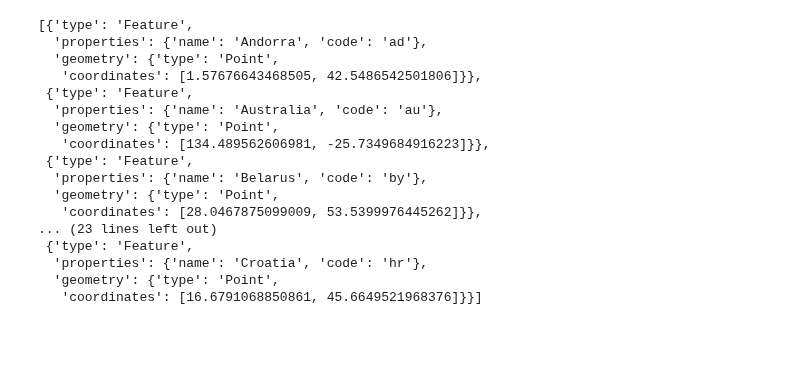
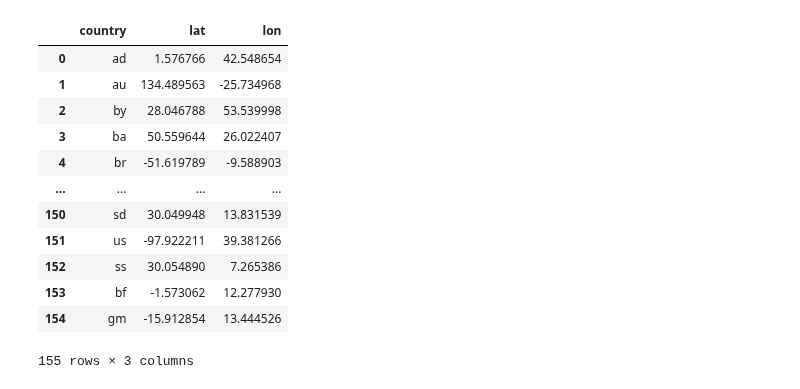
Before and after one commit to jstet/Basel_Convention_Scraper, a Jupyter notebook: data_processing/geocoding.ipynb, the cells around one changed output. Cells and saved outputs as stored; diff of their text form; code cells hidden in the pictures; blank space fills up the shorter version.

```diff
--- a/data_processing/geocoding.ipynb
+++ b/data_processing/geocoding.ipynb
@@ -8,4 +8,6 @@ from geojson import FeatureCollection, dump
 # %%
 load_dotenv()
 TOKEN=os.getenv("MAPBOX_TOKEN")
-countries = list(pd.read_csv("../output/processed/clean.csv").country.unique())
+df = pd.read_csv("../output/processed/clean.csv")
+origins = list(df.origin.unique())
+destinations = list(df.destination.unique())
@@ -32,7 +14,14 @@ countries
+# %%
+in_first = set(origins)
+in_second = set(destinations)
+in_second_but_not_in_first = in_second - in_first
+countries = origins + list(in_second_but_not_in_first)
+# %%
+df = pd.DataFrame({"country":countries})
 # %%
 headers = {'Accept': 'application/json'}
 lst = []
-for i in countries[0:10]:
+for i in countries:
     obj = {}
     obj["type"]="Feature"
     obj["properties"]={"name": pycountry.countries.get(alpha_2=i).name}
@@ -40,26 +29,27 @@ for i in countries[0:10]:
     r = requests.get(url)
     jason = r.json()
     obj["properties"]["code"] = i.lower()
-    obj["geometry"] = {"type":"Point", "coordinates": jason["features"][0]["center"]}
+    coords = jason["features"][0]["center"]
+    obj["geometry"] = {"type":"Point", "coordinates": coords}
     lst.append(obj)
+    df.loc[df["country"] == i, "lat"]=coords[0]
+    df.loc[df["country"] == i, "lon"]=coords[1]
-# %% [output]
-[{'type': 'Feature',
-  'properties': {'name': 'Andorra', 'code': 'ad'},
-  'geometry': {'type': 'Point',
-   'coordinates': [1.57676643468505, 42.5486542501806]}},
- {'type': 'Feature',
-  'properties': {'name': 'Australia', 'code': 'au'},
-  'geometry': {'type': 'Point',
-   'coordinates': [134.489562606981, -25.7349684916223]}},
- {'type': 'Feature',
-  'properties': {'name': 'Belarus', 'code': 'by'},
-  'geometry': {'type': 'Point',
-   'coordinates': [28.0467875099009, 53.5399976445262]}},
-... (23 lines left out)
- {'type': 'Feature',
-  'properties': {'name': 'Croatia', 'code': 'hr'},
-  'geometry': {'type': 'Point',
-   'coordinates': [16.6791068850861, 45.6649521968376]}}]
 # %%
 with open('../output/processed/countries.geojson', 'w') as f:
     dump(FeatureCollection(lst), f)
+# %%
+df
+# %% [output]
+|  | country | lat | lon |
+| 0 | ad | 1.576766 | 42.548654 |
+| 1 | au | 134.489563 | -25.734968 |
+| 2 | by | 28.046788 | 53.539998 |
+| 3 | ba | 50.559644 | 26.022407 |
+| 4 | br | -51.619789 | -9.588903 |
+| ... | ... | ... | ... |
+| 150 | sd | 30.049948 | 13.831539 |
+| 151 | us | -97.922211 | 39.381266 |
+| 152 | ss | 30.054890 | 7.265386 |
+| 153 | bf | -1.573062 | 12.277930 |
+| 154 | gm | -15.912854 | 13.444526 |
+155 rows × 3 columns
```
Also changed, not shown: parts of 2 cells of this notebook, 7 other files.
